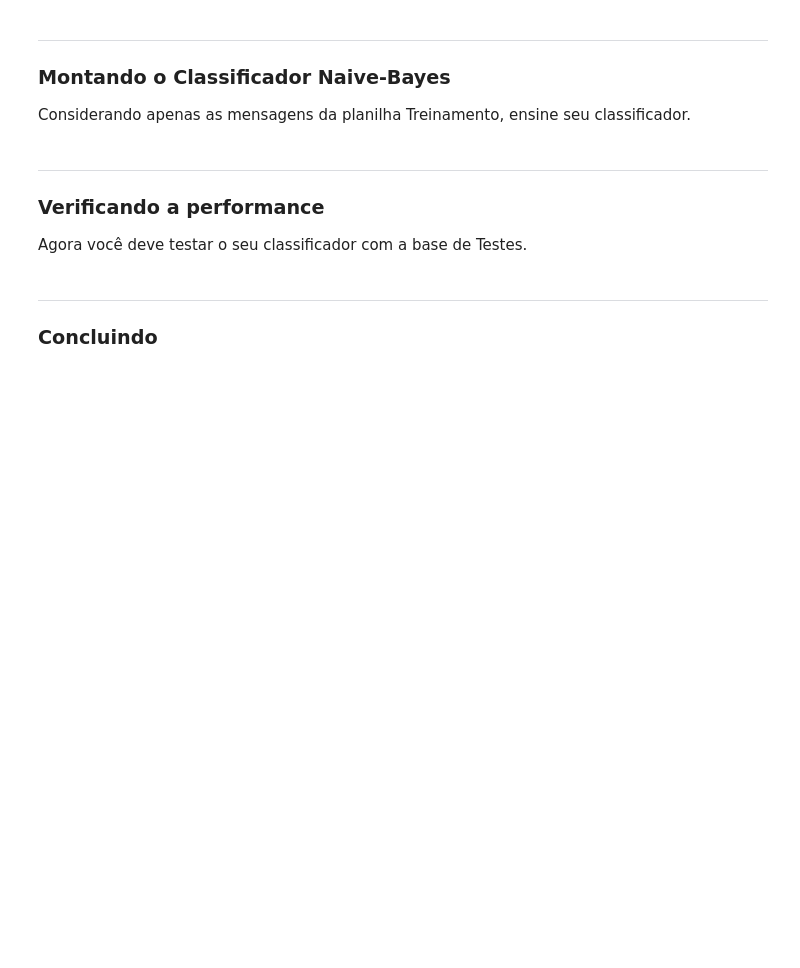
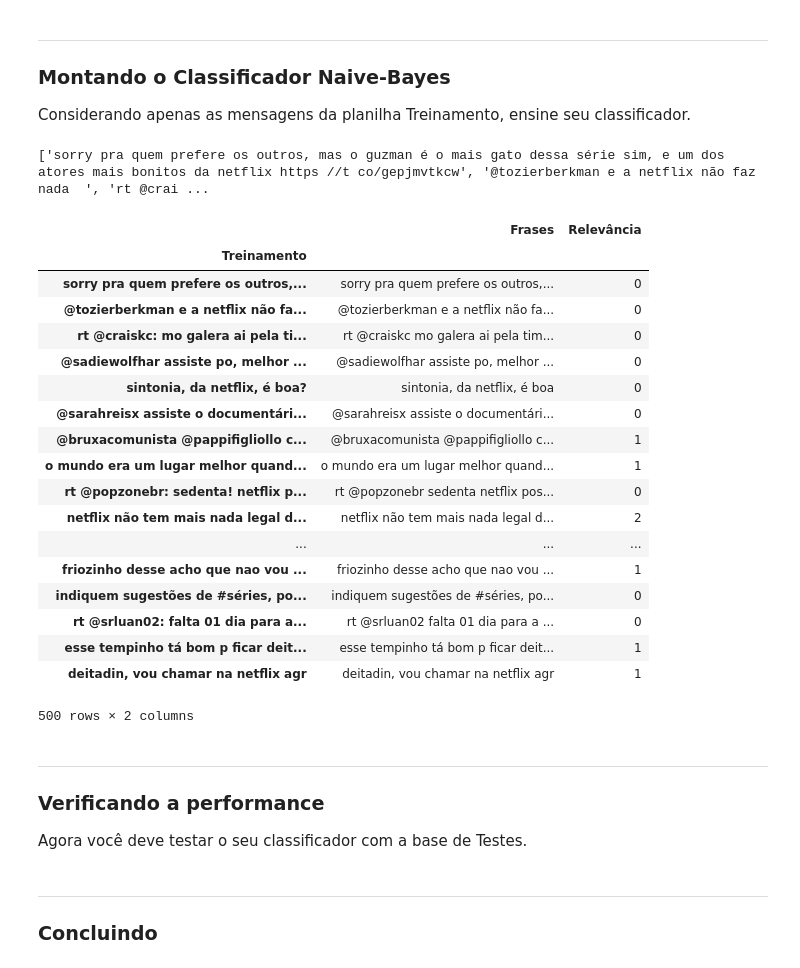
Before and after one commit to VitorMiada/projeto2-cdados, a Jupyter notebook: Projeto2_layout.ipynb, the cells around one changed output. Cells and saved outputs as stored; diff of their text form; code cells hidden in the pictures; blank space fills up the shorter version.

```diff
--- a/Projeto2_layout.ipynb
+++ b/Projeto2_layout.ipynb
@@ -96,3 +96,7 @@ ___
 ### Classificando as mensagens na coragem
 
 Esta etapa é manual. Faça a mesma pelo Excel.
+# %%
+data = pd.read_excel('Netflix.xlsx')
+data_indexado=data.set_index('Treinamento')
+data_indexado
@@ -101,6 +145,52 @@ ___
 ### Montando o Classificador Naive-Bayes
 
 Considerando apenas as mensagens da planilha Treinamento, ensine  seu classificador.
+# %%
+import re
+
+def cleanup(text):
+    """
+        Função de limpeza muito simples que troca alguns sinais básicos por espaços
+    """
+    punctuation = '[!\-.:?;\n]' # Note que os sinais [] são delimitadores de um conjunto.
+    pattern = re.compile(punctuation)
+    text_subbed = re.sub(pattern, ' ', text)
+    return text_subbed
+# %%
+data_clean=[]
+for i in data_indexado.index:
+    c= cleanup(i.lower())
+    data_clean.append(c)
+print(data_clean)
+# %% [output]
+['sorry pra quem prefere os outros, mas o guzman é o mais gato dessa série sim, e um dos atores mais bonitos da netflix https //t co/gepjmvtkcw', '@tozierberkman e a netflix não faz nada  ', 'rt @crai ...
+# %%
+df_wie={'Frases':data_clean,
+        'Relevância':data_indexado['Relevância']
+       }
+# %%
+df_clean = pd.DataFrame(df_wie)
+df_clean
+# %% [output]
+|  | Frases | Relevância |
+| Treinamento |  |  |
+| sorry pra quem prefere os outros,... | sorry pra quem prefere os outros,... | 0 |
+| @tozierberkman e a netflix não fa... | @tozierberkman e a netflix não fa... | 0 |
+| rt @craiskc: mo galera ai pela ti... | rt @craiskc mo galera ai pela tim... | 0 |
+| @sadiewolfhar assiste po, melhor ... | @sadiewolfhar assiste po, melhor ... | 0 |
+| sintonia, da netflix, é boa? | sintonia, da netflix, é boa | 0 |
+| @sarahreisx assiste o documentári... | @sarahreisx assiste o documentári... | 0 |
+| @bruxacomunista @pappifigliollo c... | @bruxacomunista @pappifigliollo c... | 1 |
+| o mundo era um lugar melhor quand... | o mundo era um lugar melhor quand... | 1 |
+| rt @popzonebr: sedenta! netflix p... | rt @popzonebr sedenta netflix pos... | 0 |
+| netflix não tem mais nada legal d... | netflix não tem mais nada legal d... | 2 |
+| ... | ... | ... |
+| friozinho desse acho que nao vou ... | friozinho desse acho que nao vou ... | 1 |
+| indiquem sugestões de #séries, po... | indiquem sugestões de #séries, po... | 0 |
+| rt @srluan02: falta 01 dia para a... | rt @srluan02 falta 01 dia para a ... | 0 |
+| esse tempinho tá bom p ficar deit... | esse tempinho tá bom p ficar deit... | 1 |
+| deitadin, vou chamar na netflix agr | deitadin, vou chamar na netflix agr | 1 |
+500 rows × 2 columns
 # %% [markdown]
 ___
 ### Verificando a performance
```
Also changed, not shown: parts of 2 cells of this notebook, 1 other file.
